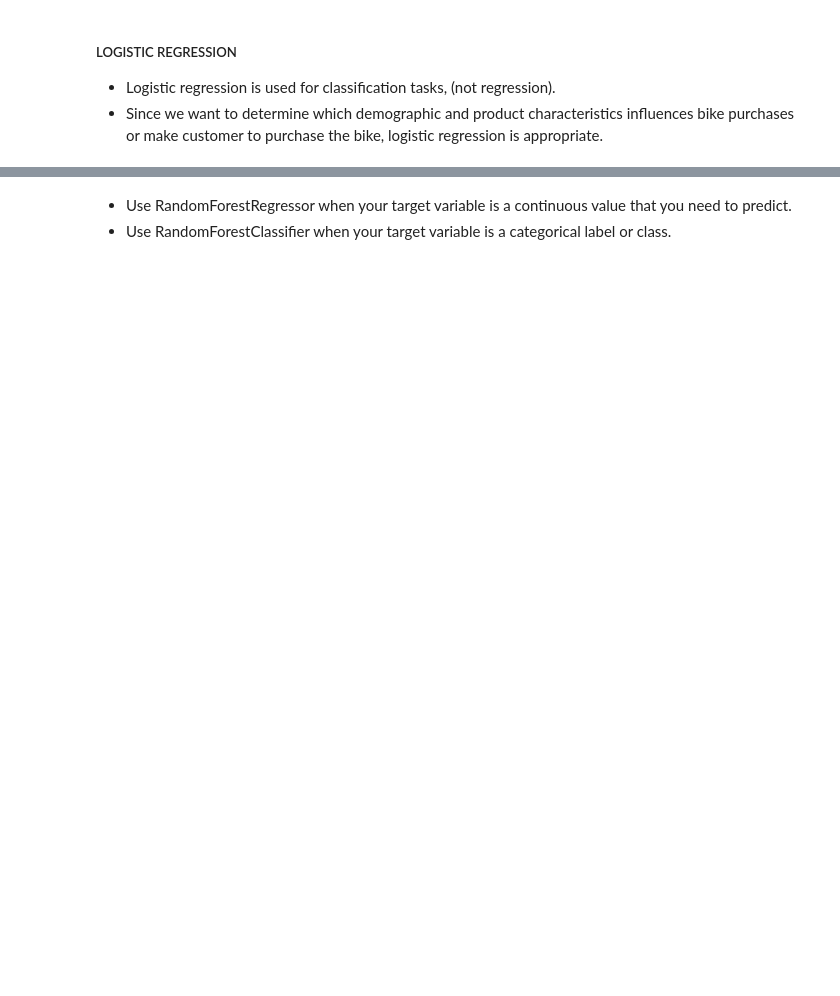
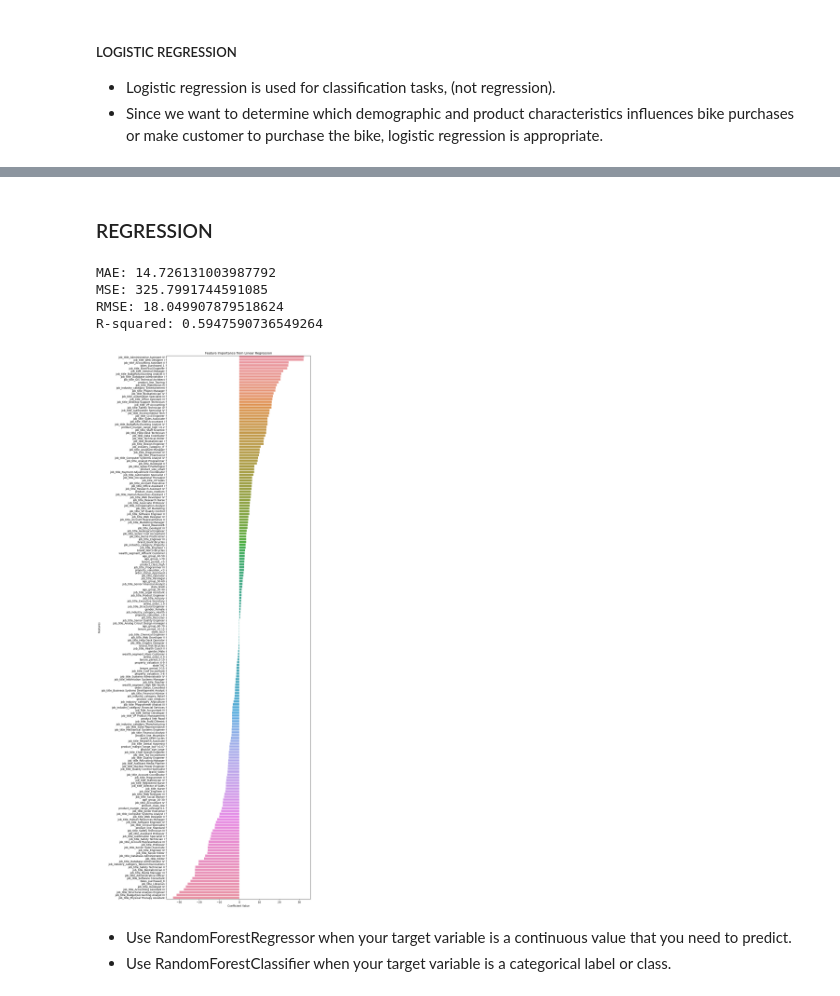
Before and after one commit to Daviedavie100/kpmg, a Jupyter notebook: kpmgproject.ipynb, the cells around one changed output, grey strips where cells are left out. Cells and saved outputs as stored; diff of their text form; code cells hidden in the pictures; blank space fills up the shorter version.

```diff
--- a/kpmgproject.ipynb
+++ b/kpmgproject.ipynb
@@ -466,58 +530,83 @@ plt.show()
+# %% [markdown]
+### REGRESSION
+# %%
+# make copy
+reg_data_model=data.copy()
+# %%
+# Define numerical and categorical features
+numerical_features = []
+categorical_features = [col for col in reg_data_model.columns if col != 'past_3_years_bike_related_purchases' and col != 'product_margin']
 # %%
 # Select relevant features and the target variable
-X = model_data.drop(columns=['past_3_years_bike_related_purchases'])
-y = model_data['past_3_years_bike_related_purchases']
+X = reg_data_model.drop(columns=['past_3_years_bike_related_purchases'])
+y = reg_data_model['past_3_years_bike_related_purchases']
 # %%
 from sklearn.metrics import mean_absolute_error, mean_squared_error, r2_score
 # Preprocessing pipeline for numerical data
 numerical_transformer = StandardScaler()
 
-# Function to pass through categorical data (no transformation needed since already label encoded)
-#categorical_transformer = FunctionTransformer(lambda x: x)
-'''
 # Preprocessing pipeline for categorical data
-categorical_transformer = OneHotEncoder(handle_unknown='ignore')'''
+categorical_transformer = OneHotEncoder(handle_unknown='ignore')
 
-# Combine preprocessing steps for numerical columns
+# Combine preprocessing steps for specific columns
 preprocessor = ColumnTransformer(
     transformers=[
-        ('num', numerical_transformer, numerical_features)
-    ],
-    remainder='passthrough'  # Keep all other columns as they are (already preprocessed/one-hot encoded)
-)
-
+        ('num', numerical_transformer, numerical_features),
+        ('cat', categorical_transformer, categorical_features)
+    ])
 
 # Define the model pipeline
 model = Pipeline(steps=[
     ('preprocessor', preprocessor),
-    ('regressor', RandomForestRegressor(random_state=42))
+    ('regressor', LinearRegression())
 ])
 
 # Split the data into training and testing sets
 X_train, X_test, y_train, y_test = train_test_split(X, y, test_size=0.2, random_state=42)
 
 # Train the model
 model.fit(X_train, y_train)
 
 # Make predictions
 y_pred = model.predict(X_test)
 
 # Evaluate the model
 mae = mean_absolute_error(y_test, y_pred)
 mse = mean_squared_error(y_test, y_pred)
 rmse = mean_squared_error(y_test, y_pred, squared=False)
 r2 = r2_score(y_test, y_pred)
 
 print(f'MAE: {mae}')
 print(f'MSE: {mse}')
 print(f'RMSE: {rmse}')
 print(f'R-squared: {r2}')
 
 # Feature importance
-importance = model.named_steps['regressor'].feature_importances_
-features = preprocessor.transformers_[0][2] + list(preprocessor.transformers_[1][1].get_feature_names_out())
-feature_importance = pd.Series(importance, index=features).sort_values(ascending=False)
-print(feature_importance)
+# Get the feature names from the preprocessor
+num_features = preprocessor.transformers_[0][2]
+cat_features = preprocessor.transformers_[1][1].get_feature_names_out(categorical_features)
+all_features = num_features + cat_features.tolist()
+
+# Get the coefficients
+coefficients = model.named_steps['regressor'].coef_
+
+# Create a DataFrame for visualization
+coef_df = pd.DataFrame({'Feature': all_features, 'Coefficient': coefficients})
+coef_df = coef_df.sort_values(by='Coefficient', ascending=False)
+
+# Plot the feature importance
+plt.figure(figsize=(10, 38))
+sns.barplot(x='Coefficient', y='Feature', data=coef_df)
+plt.title('Feature Importance from Linear Regression')
+plt.xlabel('Coefficient Value')
+plt.ylabel('Features')
+plt.show()
+# %% [output]
+MAE: 14.726131003987792
+MSE: 325.7991744591085
+RMSE: 18.049907879518624
+R-squared: 0.5947590736549264
+[figure, added]
 # %% [markdown]
 - Use RandomForestRegressor when your target variable is a continuous value that you need to predict.
 - Use RandomForestClassifier when your target variable is a categorical label or class.
```
Also changed, not shown: parts of 12 cells of this notebook.
